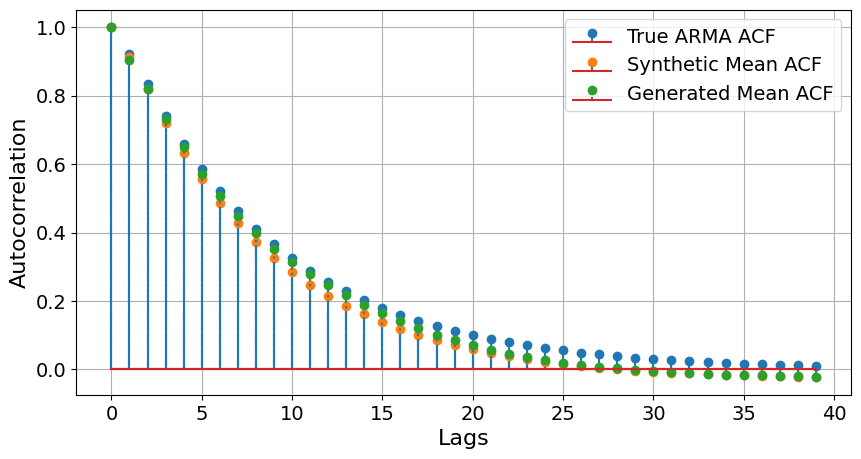
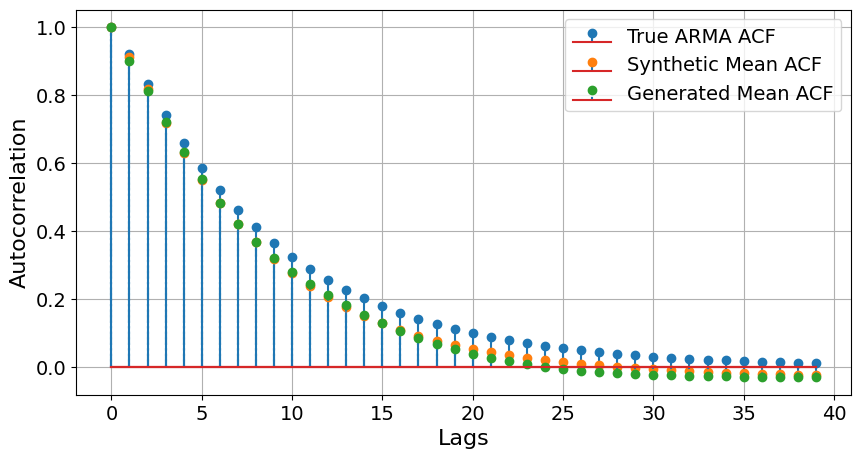
Code edit (unified diff) that turned the first committed figure into the second:
--- before
+++ after
@@ -38,5 +38,5 @@
 plt.yticks(fontsize=14)
 
-plt.savefig('/home/yinbinha/adapted_diffusion_model/figs/H500_n2048_large.png', dpi=300, bbox_inches='tight')
+# plt.savefig('/home/yinbinha/adapted_diffusion_model/figs/H500_n2048_large.png', dpi=300, bbox_inches='tight')
 
 plt.show()

Commit: update arma and gp